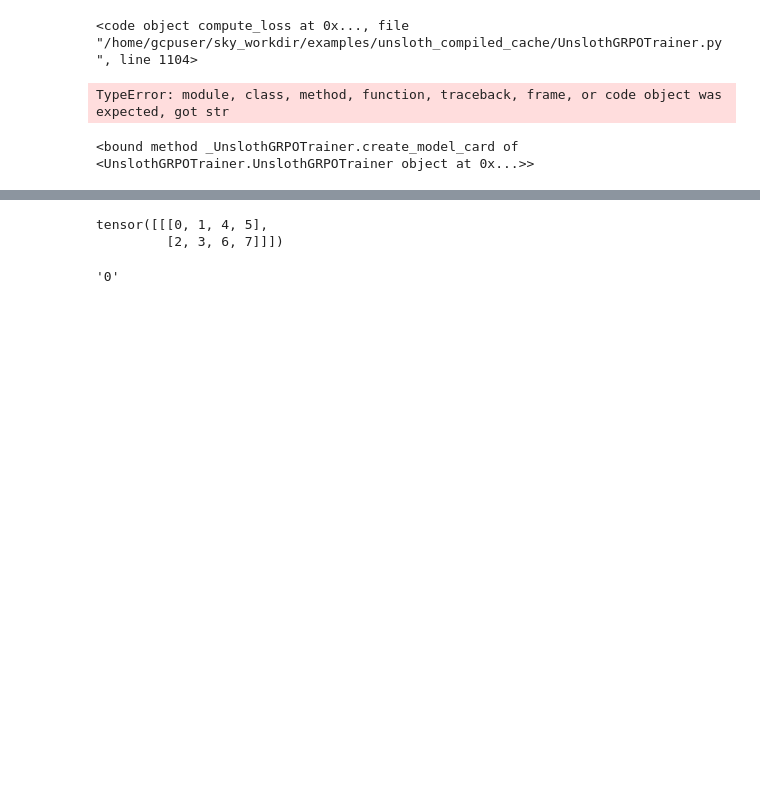
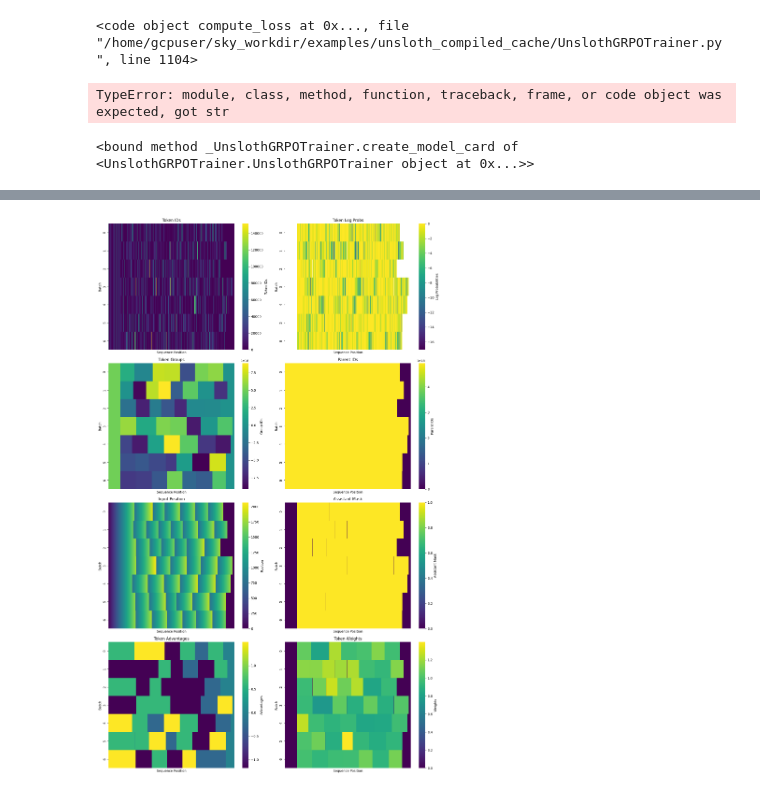
Before and after one commit to yogendrahexo/ART, a Jupyter notebook: examples/temporal-clue-unsloth.ipynb, the cells around one changed output, grey strips where cells are left out. Drawn from its saved outputs; the diff is of its cells as text; code cells hidden in the pictures; blank space fills up the shorter version.

```diff
--- a/examples/temporal-clue-unsloth.ipynb
+++ b/examples/temporal-clue-unsloth.ipynb
@@ -141,7 +141,7 @@ async def rollout(
     )
 
 
-stride = 2
+stride = 1
 for i in range(await model.get_iteration(), 1_000):
     async with model.openai_client(
         estimated_completion_tokens=900, verbosity=2
@@ -150,7 +150,7 @@ for i in range(await model.get_iteration(), 1_000):
             art.gather_groups(
                 (
                     (rollout(openai_client, puzzle) for _ in range(2))
-                    for puzzle in val_puzzles
+                    for puzzle in val_puzzles[:32]
                 ),
                 pbar_desc="val",
                 stream_chat_completions=8,
@@ -189,3 +188,27 @@ Unsloth 2025.3.15 patched 48 layers with 48 QKV layers, 48 O layers and 48 MLP l
+# %%
+from art.unsloth.pack import packed_tensors_from_tokenized_results, plot_packed_tensors
+from art.unsloth.tokenize import tokenize_trajectory_groups
+
+tokenizer = model.api._model_and_tokenizer[1]
+tokenized_results = list(
+    tokenize_trajectory_groups(
+        tokenizer,
+        [
+            [
+                trajectory
+                for trajectory in group
+                if not isinstance(trajectory, BaseException)
+            ]
+            for group in train_groups
+        ],
+    )
+)
+packed_tensors = packed_tensors_from_tokenized_results(
+    tokenized_results, 8192
+)
+plot_packed_tensors(packed_tensors)
+# %% [output]
+[figure, added]
 # %%
 import asyncio
 from datasets import Dataset
@@ -297,14 +320,3 @@ async def train() -> None:
         trainer.train()
     finally:
         trainer._prepare_inputs = _prepare_inputs
-# %%
-torch.cat([torch.tensor([[[0, 1], [2, 3]]]), torch.tensor([[[4, 5], [6, 7]]])], dim=2)
-# %% [output]
-tensor([[[0, 1, 4, 5],
-         [2, 3, 6, 7]]])
-# %%
-import os
-
-os.environ.get("UNSLOTH_USE_NEW_MODEL", "0")
-# %% [output]
-'0'
```
Also changed, not shown: parts of 4 cells of this notebook, 1 other file.
